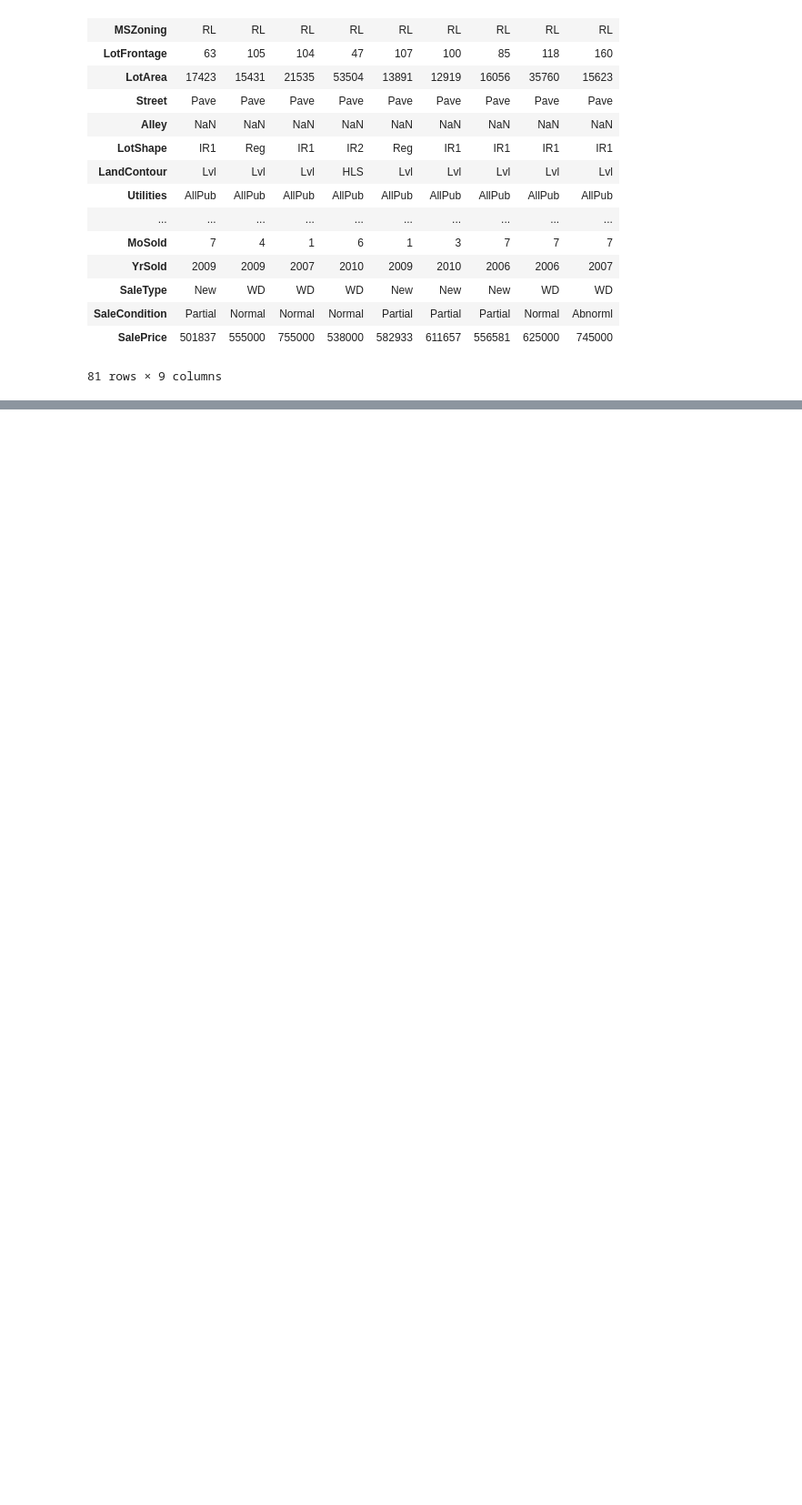
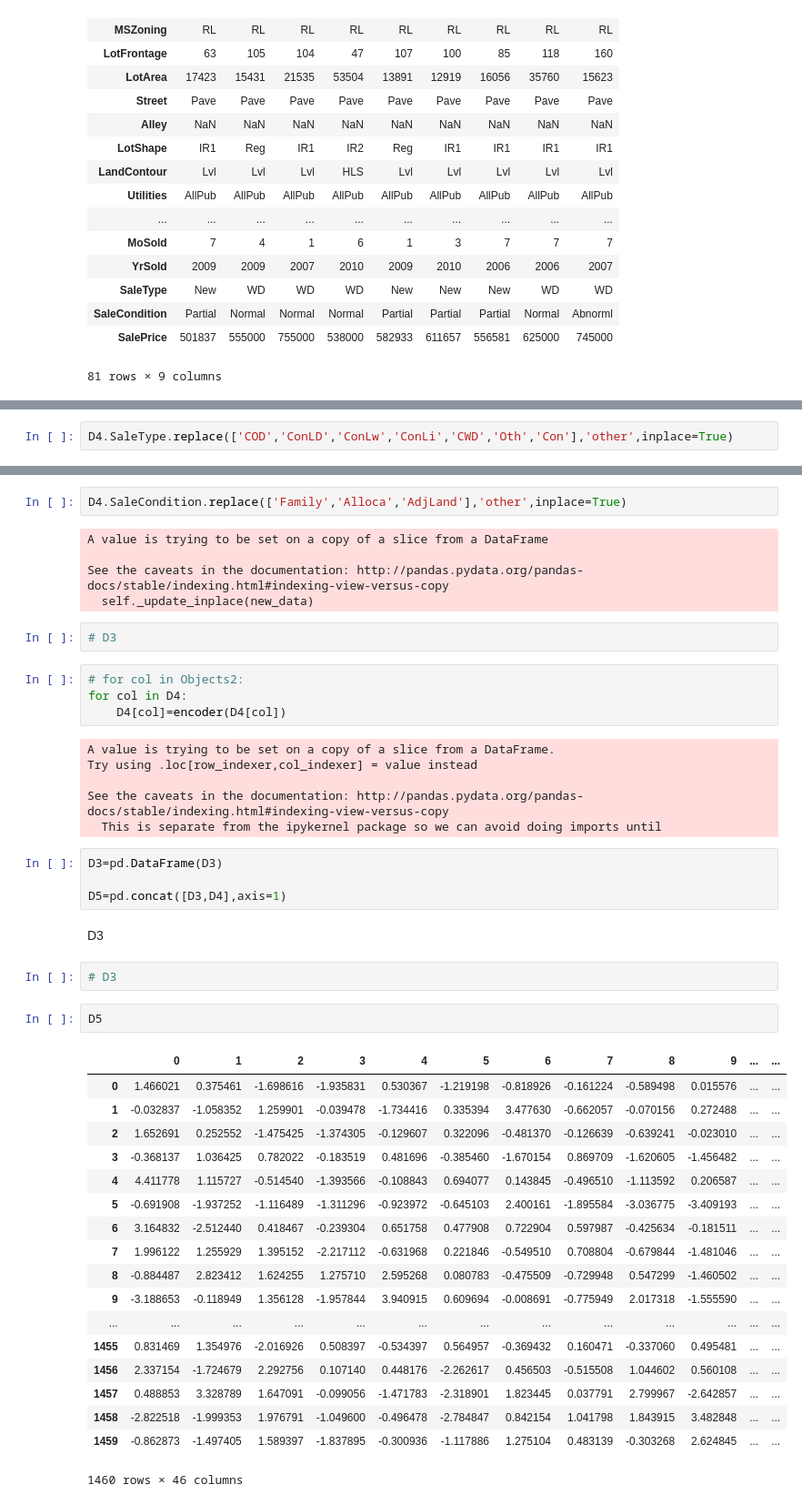
Before and after one commit to naireeni/kaggle, a Jupyter notebook: Housing Prices/Housing Prices.ipynb, the cells around one changed output, grey strips where cells are left out. Shown at 91% size. Drawn from its saved outputs; the diff is of its cells as text; blank space fills up the shorter version.

```diff
--- a/Housing Prices/Housing Prices.ipynb
+++ b/Housing Prices/Housing Prices.ipynb
@@ -168,0 +233,2 @@ D2.T
+# %%
+D4.SaleType.replace(['COD','ConLD','ConLw','ConLi','CWD','Oth','Con'],'other',inplace=True)
@@ -168,0 +240,48 @@ D2.T
+# %%
+D4.SaleCondition.replace(['Family','Alloca','AdjLand'],'other',inplace=True)
+# %% [output]
+A value is trying to be set on a copy of a slice from a DataFrame
+
+See the caveats in the documentation: http://pandas.pydata.org/pandas-docs/stable/indexing.html#indexing-view-versus-copy
+  self._update_inplace(new_data)
+# %%
+# D3
+# %%
+# for col in Objects2:
+for col in D4:
+    D4[col]=encoder(D4[col])
+# %% [output]
+A value is trying to be set on a copy of a slice from a DataFrame.
+Try using .loc[row_indexer,col_indexer] = value instead
+
+See the caveats in the documentation: http://pandas.pydata.org/pandas-docs/stable/indexing.html#indexing-view-versus-copy
+  This is separate from the ipykernel package so we can avoid doing imports until
+# %%
+D3=pd.DataFrame(D3)
+
+D5=pd.concat([D3,D4],axis=1)
+# %% [markdown]
+D3
+# %%
+# D3
+# %%
+D5
+# %% [output]
+|  | 0 | 1 | 2 | 3 | 4 | 5 | 6 | 7 | 8 | 9 | ... | ... |
+| 0 | 1.466021 | 0.375461 | -1.698616 | -1.935831 | 0.530367 | -1.219198 | -0.818926 | -0.161224 | -0.589498 | 0.015576 | ... | ... |
+| 1 | -0.032837 | -1.058352 | 1.259901 | -0.039478 | -1.734416 | 0.335394 | 3.477630 | -0.662057 | -0.070156 | 0.272488 | ... | ... |
+| 2 | 1.652691 | 0.252552 | -1.475425 | -1.374305 | -0.129607 | 0.322096 | -0.481370 | -0.126639 | -0.639241 | -0.023010 | ... | ... |
+| 3 | -0.368137 | 1.036425 | 0.782022 | -0.183519 | 0.481696 | -0.385460 | -1.670154 | 0.869709 | -1.620605 | -1.456482 | ... | ... |
+| 4 | 4.411778 | 1.115727 | -0.514540 | -1.393566 | -0.108843 | 0.694077 | 0.143845 | -0.496510 | -1.113592 | 0.206587 | ... | ... |
+| 5 | -0.691908 | -1.937252 | -1.116489 | -1.311296 | -0.923972 | -0.645103 | 2.400161 | -1.895584 | -3.036775 | -3.409193 | ... | ... |
+| 6 | 3.164832 | -2.512440 | 0.418467 | -0.239304 | 0.651758 | 0.477908 | 0.722904 | 0.597987 | -0.425634 | -0.181511 | ... | ... |
+| 7 | 1.996122 | 1.255929 | 1.395152 | -2.217112 | -0.631968 | 0.221846 | -0.549510 | 0.708804 | -0.679844 | -1.481046 | ... | ... |
+| 8 | -0.884487 | 2.823412 | 1.624255 | 1.275710 | 2.595268 | 0.080783 | -0.475509 | -0.729948 | 0.547299 | -1.460502 | ... | ... |
+| 9 | -3.188653 | -0.118949 | 1.356128 | -1.957844 | 3.940915 | 0.609694 | -0.008691 | -0.775949 | 2.017318 | -1.555590 | ... | ... |
+| ... | ... | ... | ... | ... | ... | ... | ... | ... | ... | ... | ... | ... |
+| 1455 | 0.831469 | 1.354976 | -2.016926 | 0.508397 | -0.534397 | 0.564957 | -0.369432 | 0.160471 | -0.337060 | 0.495481 | ... | ... |
+| 1456 | 2.337154 | -1.724679 | 2.292756 | 0.107140 | 0.448176 | -2.262617 | 0.456503 | -0.515508 | 1.044602 | 0.560108 | ... | ... |
+| 1457 | 0.488853 | 3.328789 | 1.647091 | -0.099056 | -1.471783 | -2.318901 | 1.823445 | 0.037791 | 2.799967 | -2.642857 | ... | ... |
+| 1458 | -2.822518 | -1.999353 | 1.976791 | -1.049600 | -0.496478 | -2.784847 | 0.842154 | 1.041798 | 1.843915 | 3.482848 | ... | ... |
+| 1459 | -0.862873 | -1.497405 | 1.589397 | -1.837895 | -0.300936 | -1.117886 | 1.275104 | 0.483139 | -0.303268 | 2.624845 | ... | ... |
+1460 rows × 46 columns
```
Also changed, not shown: parts of 42 cells of this notebook.
